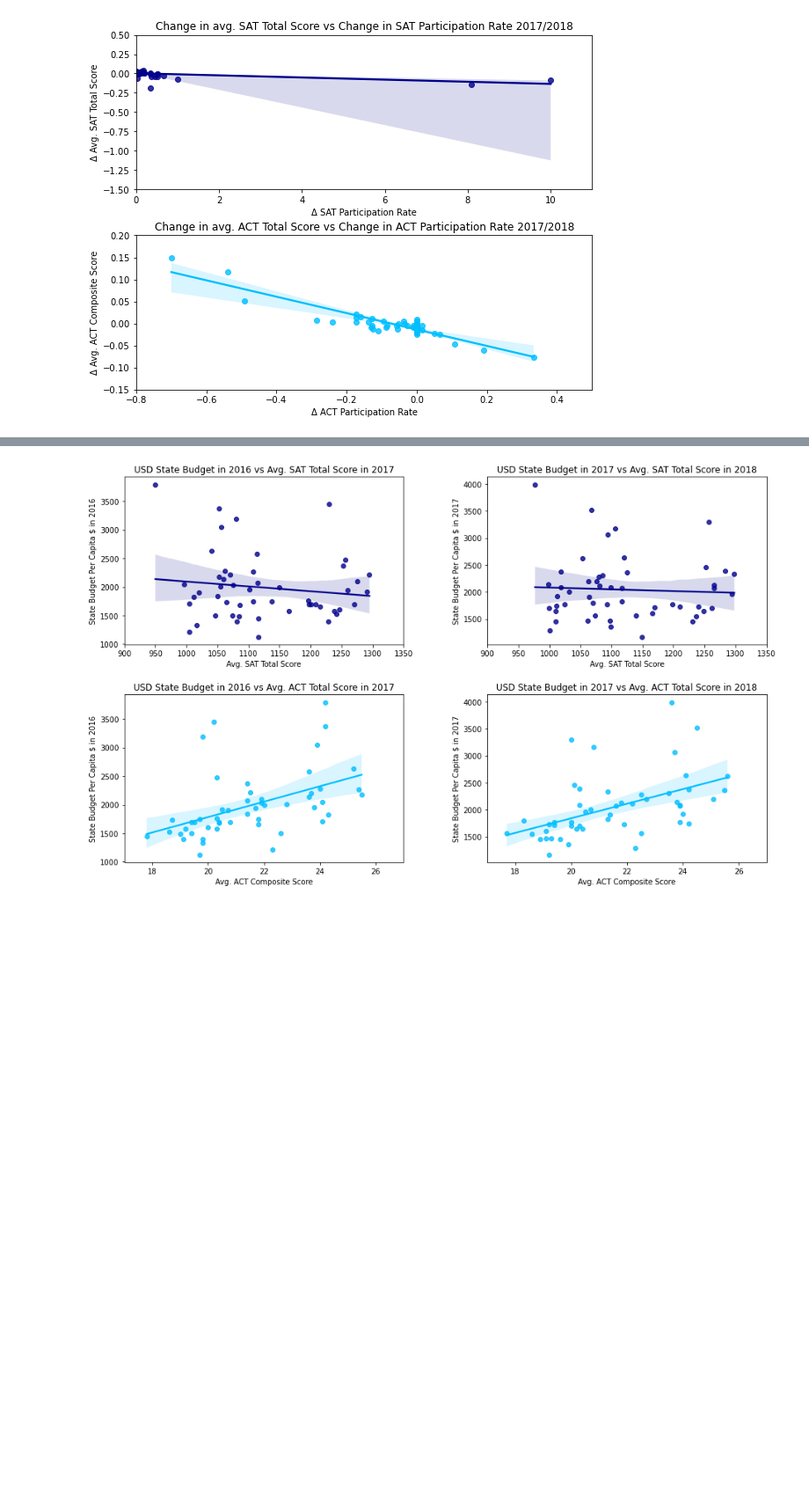
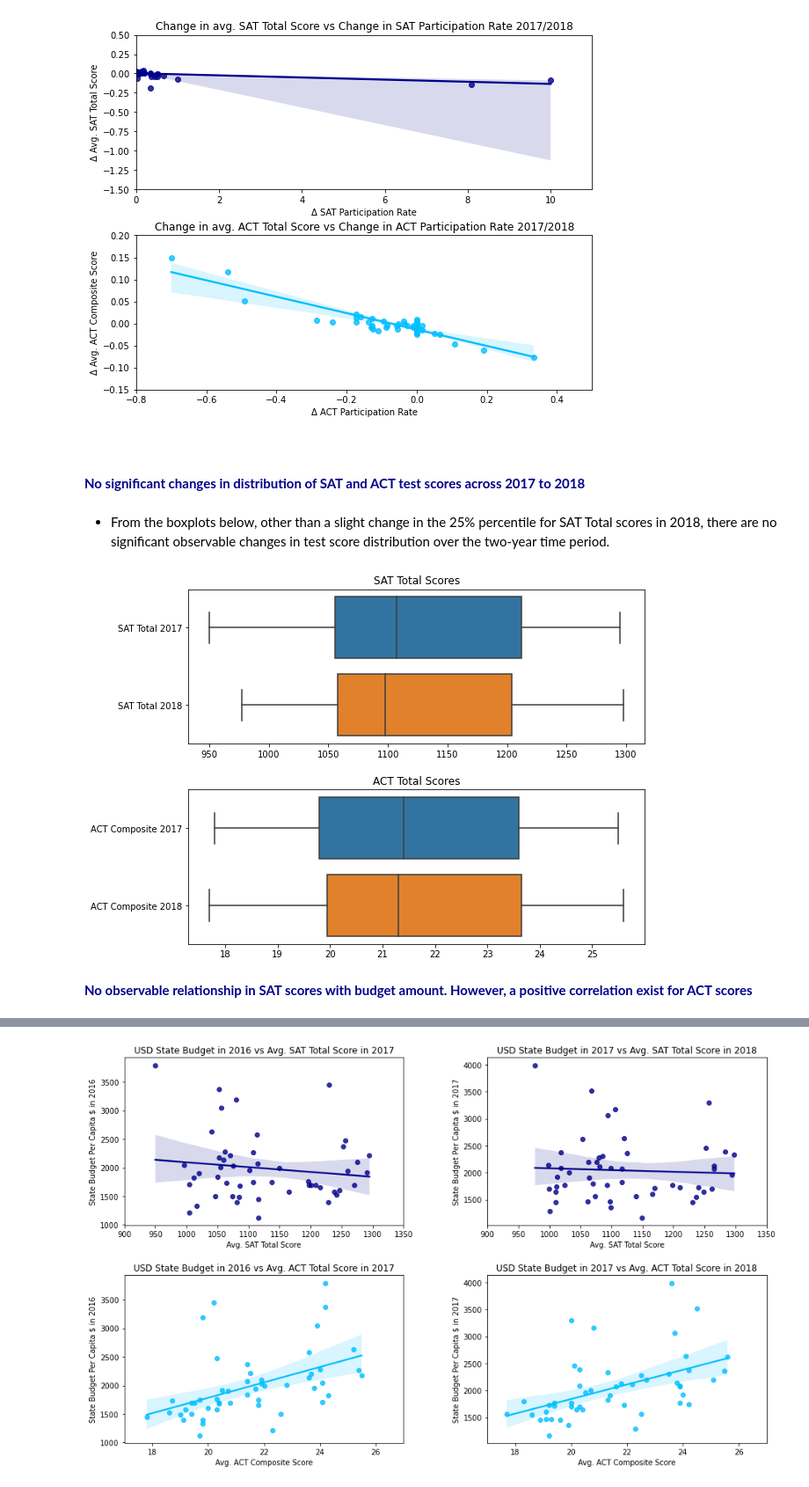
Before and after one commit to benpoh90/Projects, a Jupyter notebook: project_1/code/ben_poh_project_1.ipynb, the cells around one changed output, grey strips where cells are left out. Shown at 88% size. Drawn from its saved outputs; the diff is of its cells as text; code cells hidden in the pictures; blank space fills up the shorter version.

```diff
--- a/project_1/code/Ben Poh Project 1.ipynb
+++ b/project_1/code/ben_poh_project_1.ipynb
@@ -1004,3 +1017,30 @@ ax2.set_ylim([-0.15,0.2]);
 plt.subplots_adjust(left=0.1, bottom=0.1, right=0.9, top=0.9, wspace=0.3, hspace=0.3)
 # %% [output]
 [figure]
+# %% [markdown]
+<br>
+# %% [markdown]
+<font color='darkblue'>**No significant changes in distribution of SAT and ACT test scores across 2017 to 2018**</font>
+# %% [markdown]
+- From the boxplots below, other than a slight change in the 25% percentile for SAT Total scores in 2018, there are no significant observable changes in test score distribution over the two-year time period.
+# %%
+plt.figure(figsize = (9,7))
+plt.tight_layout()
+
+
+ax1 = plt.subplot(2, 1, 1)
+sat_scores = combined_everything.loc[:,['sat_2017_total', 'sat_2018_total']].rename(columns={'sat_2017_total':'SAT Total 2017','sat_2018_total':'SAT Total 2018'})
+sns.boxplot(data=sat_scores, orient='h')
+ax1.set_title('SAT Total Scores');
+
+ax2 = plt.subplot(2, 1, 2)
+sat_scores = combined_everything.loc[:,['act_2017_composite', 'act_2018_composite']].rename(columns={'act_2017_composite':'ACT Composite 2017','act_2018_composite':'ACT Composite 2018'})
+sns.boxplot(data=sat_scores, orient='h')
+ax2.set_title('ACT Total Scores');
+
+
+plt.subplots_adjust(left=0.1, bottom=0.1, right=0.9, top=0.9, wspace=0.3, hspace=0.3)
+# %% [output]
+[figure, added]
+# %% [markdown]
+<font color='darkblue'>**No observable relationship in SAT scores with budget amount. However, a positive correlation exist for ACT scores**</font>
```
Also changed, not shown: parts of 88 cells of this notebook, 1 other file.
